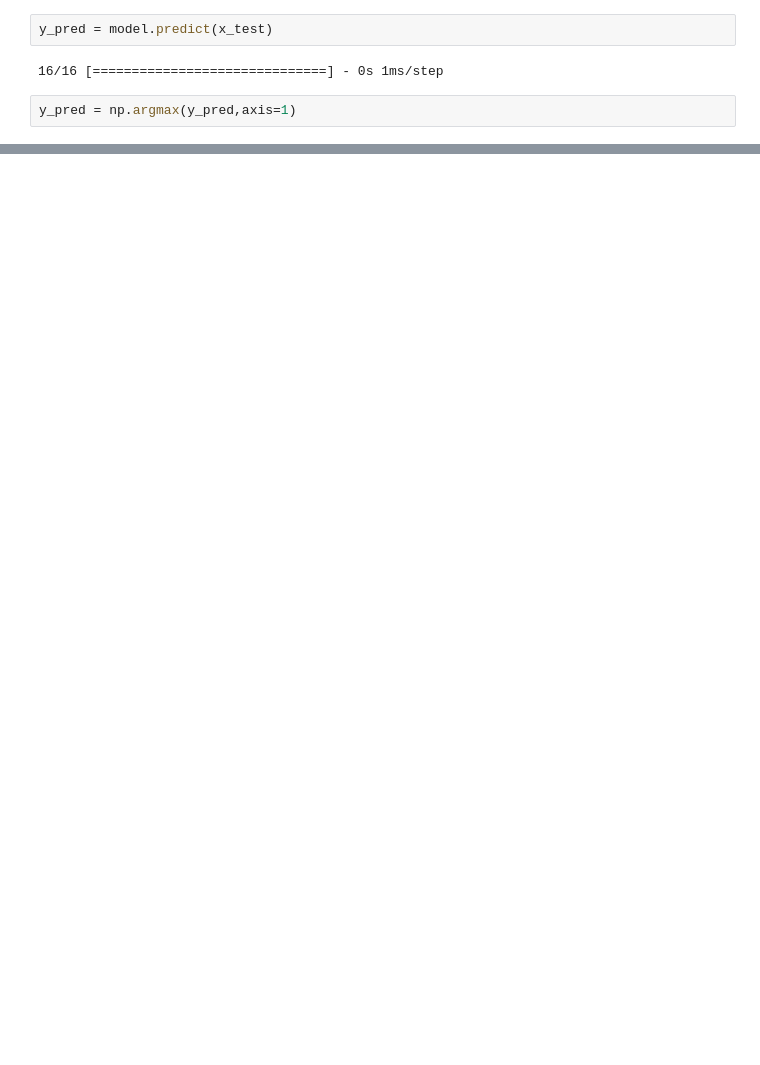
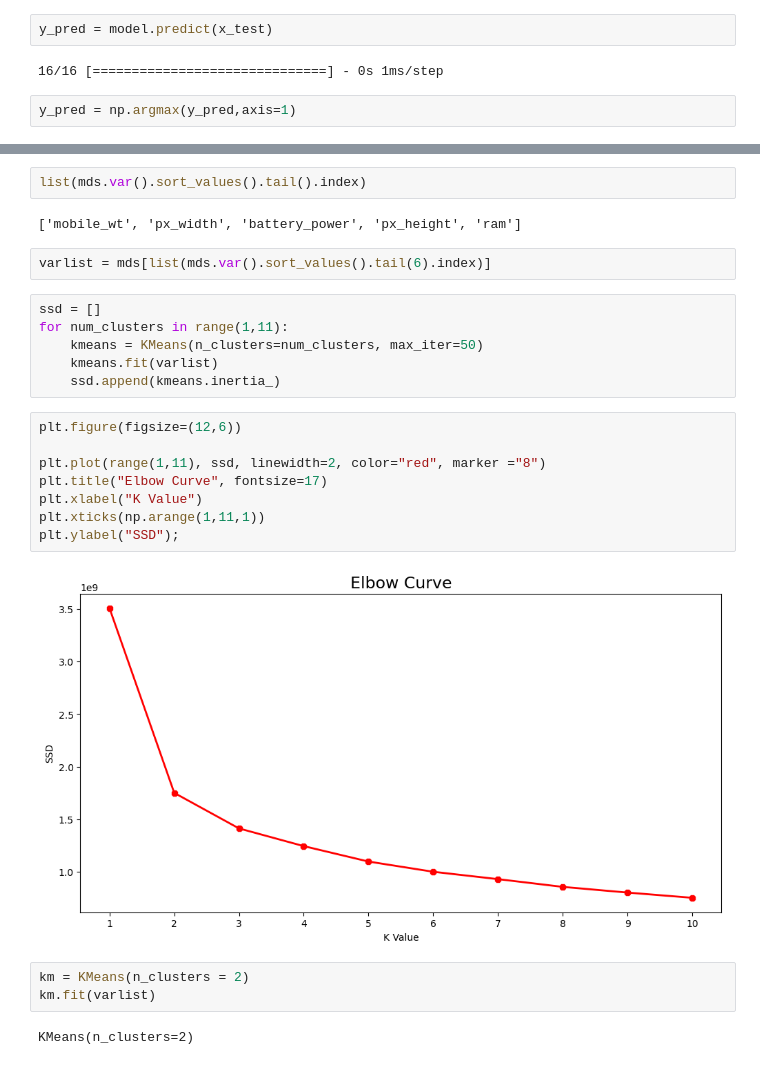
Before and after one commit to omarlila/Data-Science-Tools-project, a Jupyter notebook: Data science tools project.ipynb, the cells around one changed output, grey strips where cells are left out. Saved outputs shown, nothing was run; the diff lists cells and outputs as text; blank space fills up the shorter version.

```diff
--- a/Data science tools project.ipynb
+++ b/Data science tools project.ipynb
@@ -308,0 +307,27 @@ pd.DataFrame(classification_report(y_test, y_pred,output_dict = True)).T
+# %%
+list(mds.var().sort_values().tail().index)
+# %% [output]
+['mobile_wt', 'px_width', 'battery_power', 'px_height', 'ram']
+# %%
+varlist = mds[list(mds.var().sort_values().tail(6).index)]
+# %%
+ssd = []
+for num_clusters in range(1,11):
+    kmeans = KMeans(n_clusters=num_clusters, max_iter=50)
+    kmeans.fit(varlist)
+    ssd.append(kmeans.inertia_)
+# %%
+plt.figure(figsize=(12,6))
+
+plt.plot(range(1,11), ssd, linewidth=2, color="red", marker ="8")
+plt.title("Elbow Curve", fontsize=17)
+plt.xlabel("K Value")
+plt.xticks(np.arange(1,11,1))
+plt.ylabel("SSD");
+# %% [output]
+[figure, added]
+# %%
+km = KMeans(n_clusters = 2)
+km.fit(varlist)
+# %% [output]
+KMeans(n_clusters=2)
```
Also changed, not shown: parts of 5 cells of this notebook.
